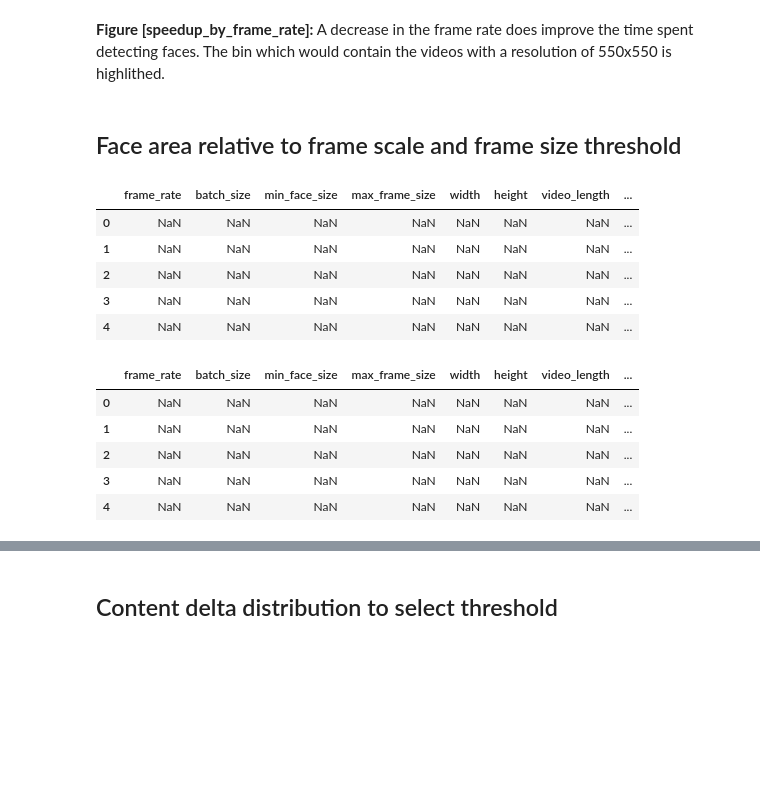
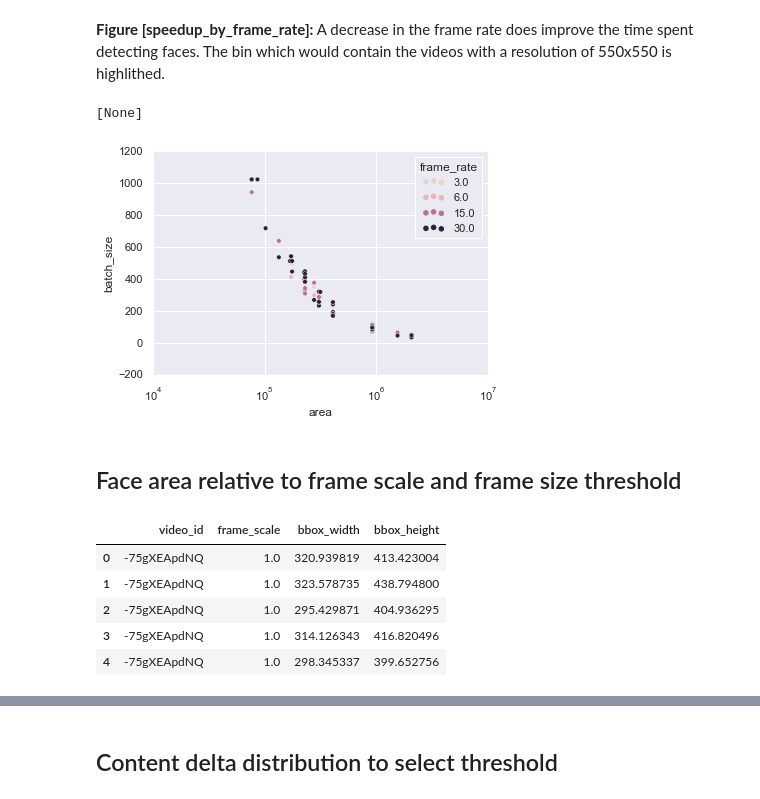
Before and after one commit to segonzal/chiletv, a Jupyter notebook: analysis/face_detection_analysis.ipynb, the cells around one changed output, grey strips where cells are left out. Saved outputs shown, nothing was run; the diff lists cells and outputs as text; code cells hidden in the pictures; blank space fills up the shorter version.

```diff
--- a/analysis/face_detection_analysis.ipynb
+++ b/analysis/face_detection_analysis.ipynb
@@ -88,26 +68,32 @@ plt.savefig('images/speedup_by_frame_rate.png', bbox_inches='tight')
 # %% [markdown]
 **Figure \[speedup_by_frame_rate]:** A decrease in the frame rate does improve the time spent detecting faces. The bin which would contain the videos with a resolution of 550x550 is highlithed.
+# %%
+g = sns.scatterplot(data=df1, x='area', y='batch_size', hue='frame_rate')
+g.set(xscale='log')
+# %% [output]
+[None]
+[figure, added]
 # %% [markdown]
 ## Face area relative to frame scale and frame size threshold
-# %%
-# Pick only test samples where frame_rate==3 and max_frame_size == None
-_df = df.where((df['frame_rate']==3 & df['max_frame_size'].isna()))
-_df.head()
-# %% [output]
-|  | frame_rate | batch_size | min_face_size | max_frame_size | width | height | video_length | ... |
-| 0 | NaN | NaN | NaN | NaN | NaN | NaN | NaN | ... |
-| 1 | NaN | NaN | NaN | NaN | NaN | NaN | NaN | ... |
-| 2 | NaN | NaN | NaN | NaN | NaN | NaN | NaN | ... |
-| 3 | NaN | NaN | NaN | NaN | NaN | NaN | NaN | ... |
-| 4 | NaN | NaN | NaN | NaN | NaN | NaN | NaN | ... |
-# %%
-# Pick only test samples where frame_rate==3 and frame_scale == 1
-_df = df.where((df['frame_rate']==3) & (df['frame_scale']==1))
-_df.head()
-# %% [output]
-|  | frame_rate | batch_size | min_face_size | max_frame_size | width | height | video_length | ... |
-| 0 | NaN | NaN | NaN | NaN | NaN | NaN | NaN | ... |
-| 1 | NaN | NaN | NaN | NaN | NaN | NaN | NaN | ... |
-| 2 | NaN | NaN | NaN | NaN | NaN | NaN | NaN | ... |
-| 3 | NaN | NaN | NaN | NaN | NaN | NaN | NaN | ... |
-| 4 | NaN | NaN | NaN | NaN | NaN | NaN | NaN | ... |
+# %%
+def get_data(file, obj):
+    row = {
+        'video_id': file.name[:file.name.index('.')],
+        'frame_scale': obj.get('frame_scale', float(file.parent.name[1:file.parent.name.index('-')])),
+    }
+    for bbox_list in obj['bounding_box']:
+        for bbox in bbox_list:
+            # row['bbox_area'] = ((bbox[2] - bbox[0]) / obj['width']) * ((bbox[3] - bbox[1]) / obj['height'])
+            row['bbox_width'] = bbox[2] - bbox[0]
+            row['bbox_height'] = bbox[3] - bbox[1]
+            yield row.copy()
+
+df2 = pd.DataFrame(read_data(['S1-none@3FPS', 'S2-none@3FPS', 'S4-none@3FPS', 'S8-none@3FPS'], DETECTION_PATH, get_data))
+df2.head()
+# %% [output]
+|  | video_id | frame_scale | bbox_width | bbox_height |
+| 0 | -75gXEApdNQ | 1.0 | 320.939819 | 413.423004 |
+| 1 | -75gXEApdNQ | 1.0 | 323.578735 | 438.794800 |
+| 2 | -75gXEApdNQ | 1.0 | 295.429871 | 404.936295 |
+| 3 | -75gXEApdNQ | 1.0 | 314.126343 | 416.820496 |
+| 4 | -75gXEApdNQ | 1.0 | 298.345337 | 399.652756 |
```
Also changed, not shown: parts of 11 cells of this notebook, 2 other files.
